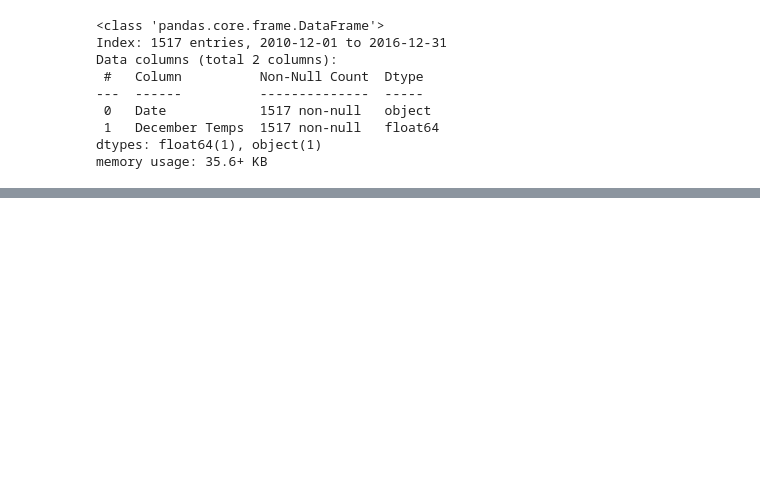
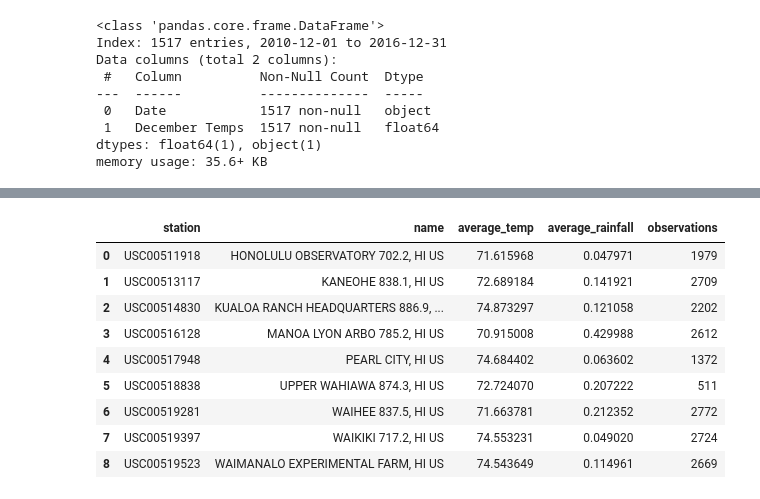
Before and after one commit to tkirk70/surfs_up, a Jupyter notebook: SurfsUp_Challenge.ipynb, the cells around one changed output, grey strips where cells are left out. Drawn from its saved outputs; the diff is of its cells as text; code cells hidden in the pictures; blank space fills up the shorter version.

```diff
--- a/SurfsUp_Challenge_starter_code.ipynb
+++ b/SurfsUp_Challenge.ipynb
@@ -248,0 +308,16 @@ dec_df.plot()
+# %%
+query4 = f'SELECT s.station, s.name, AVG(m.tobs) AS average_temp, AVG(m.prcp) AS average_rainfall, COUNT(s.id) AS observations FROM measurement m JOIN station s ON m.station = s.station GROUP BY s.station'
+
+new_station_summary = pd.read_sql(query4, engine)
+new_station_summary
+# %% [output]
+|  | station | name | average_temp | average_rainfall | observations |
+| 0 | USC00511918 | HONOLULU OBSERVATORY 702.2, HI US | 71.615968 | 0.047971 | 1979 |
+| 1 | USC00513117 | KANEOHE 838.1, HI US | 72.689184 | 0.141921 | 2709 |
+| 2 | USC00514830 | KUALOA RANCH HEADQUARTERS 886.9, ... | 74.873297 | 0.121058 | 2202 |
+| 3 | USC00516128 | MANOA LYON ARBO 785.2, HI US | 70.915008 | 0.429988 | 2612 |
+| 4 | USC00517948 | PEARL CITY, HI US | 74.684402 | 0.063602 | 1372 |
+| 5 | USC00518838 | UPPER WAHIAWA 874.3, HI US | 72.724070 | 0.207222 | 511 |
+| 6 | USC00519281 | WAIHEE 837.5, HI US | 71.663781 | 0.212352 | 2772 |
+| 7 | USC00519397 | WAIKIKI 717.2, HI US | 74.553231 | 0.049020 | 2724 |
+| 8 | USC00519523 | WAIMANALO EXPERIMENTAL FARM, HI US | 74.543649 | 0.114961 | 2669 |
```
Also changed, not shown: parts of 25 cells of this notebook, 6 other files.
